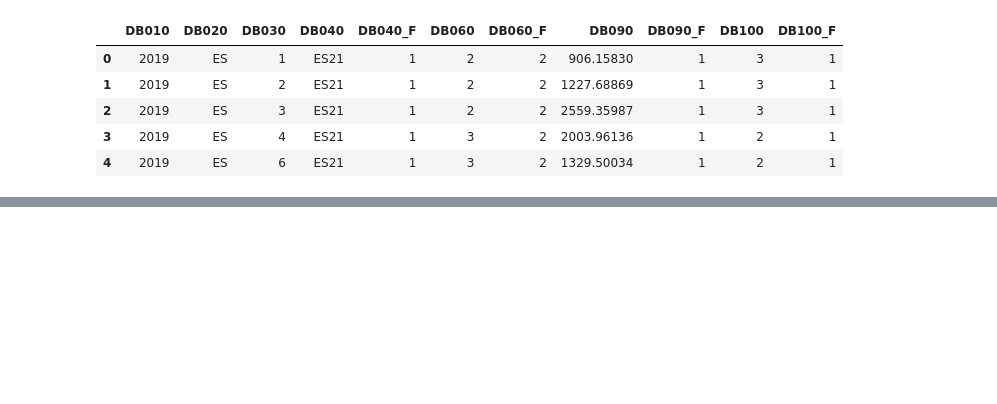
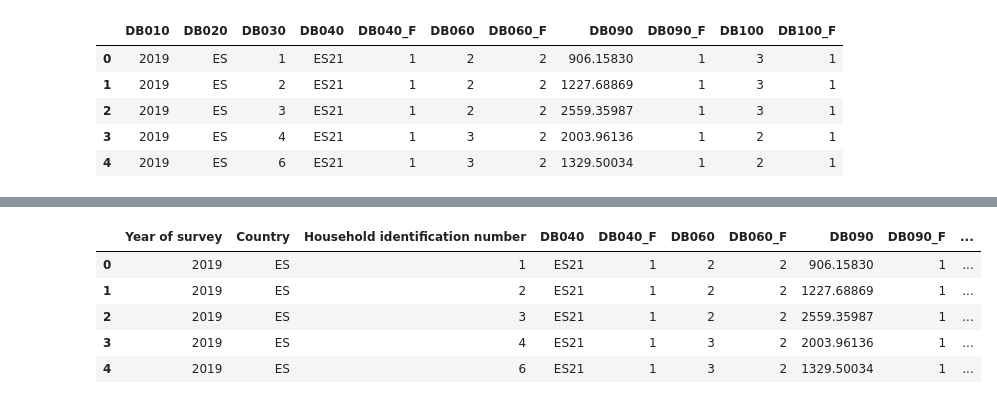
Before and after one commit to davidvalerosancho/Multidimensional-Poverty-Predictor, a Jupyter notebook: Cleaning/households_basic_data.ipynb, the cells around one changed output, grey strips where cells are left out. Saved outputs shown, nothing was run; the diff lists cells and outputs as text; code cells hidden in the pictures; blank space fills up the shorter version.

```diff
--- a/Cleaning/households_basic_data.ipynb
+++ b/Cleaning/households_basic_data.ipynb
@@ -13,0 +36,11 @@ home_basic.head()
+# %%
+home_basic.rename(columns={'DB030': 'Household identification number'}, inplace=True)
+
+home_basic.head()
+# %% [output]
+|  | Year of survey | Country | Household identification number | DB040 | DB040_F | DB060 | DB060_F | DB090 | DB090_F | ... |
+| 0 | 2019 | ES | 1 | ES21 | 1 | 2 | 2 | 906.15830 | 1 | ... |
+| 1 | 2019 | ES | 2 | ES21 | 1 | 2 | 2 | 1227.68869 | 1 | ... |
+| 2 | 2019 | ES | 3 | ES21 | 1 | 2 | 2 | 2559.35987 | 1 | ... |
+| 3 | 2019 | ES | 4 | ES21 | 1 | 3 | 2 | 2003.96136 | 1 | ... |
+| 4 | 2019 | ES | 6 | ES21 | 1 | 3 | 2 | 1329.50034 | 1 | ... |
```
Also changed, not shown: parts of 25 cells of this notebook, 1 other file.
